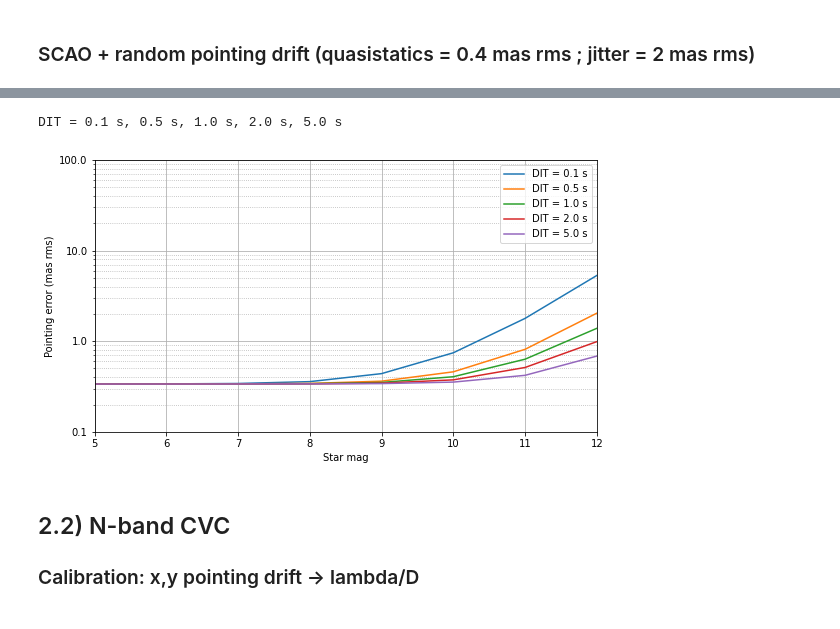
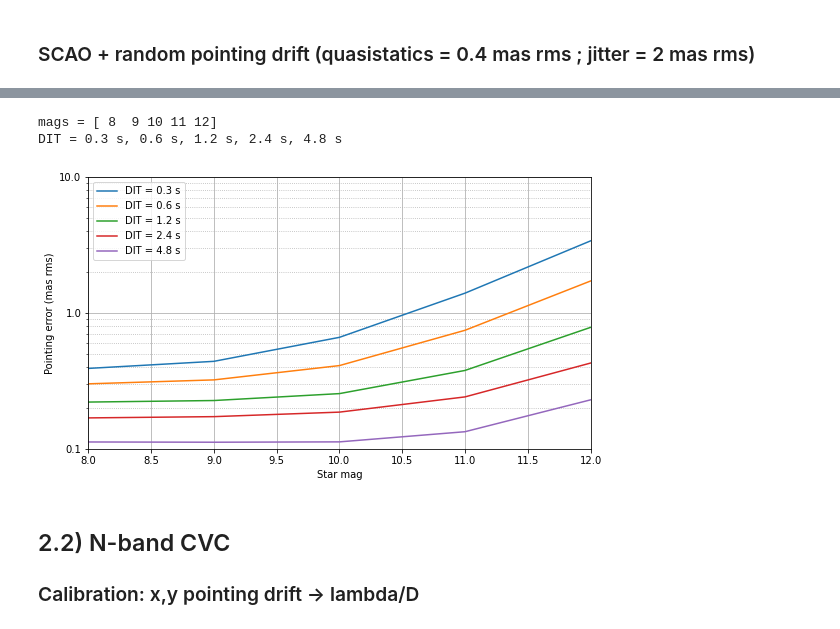
Before and after one commit to vortex-exoplanet/HEEPS, a Jupyter notebook: tools/qacits/qacits_psfs.ipynb, the cells around one changed output, grey strips where cells are left out. Drawn from its saved outputs; the diff is of its cells as text; code cells hidden in the pictures.

```diff
--- a/tools/qacits/qacits_psfs.ipynb
+++ b/tools/qacits/qacits_psfs.ipynb
@@ -19,20 +19,18 @@ f_phase = 'wavefront/cfull/cube_Cfull_20211007_3600s_300ms_0piston_meters_scao_o
 f_point_err = 'wavefront/point/point_all_3600s_300ms_%s.fits'
 cases = ['linear_drift_only', 'scao+linear_drift', 'scao+random_drift', 'scao_only']
 targets = ['point', 'alphaCen', 'pi1Gru']
-# define range of magnitudes
-mag_min = 5
-mag_max = 12
-mags = np.arange(mag_min, mag_max+1)
-print('mags = %s'%mags)
-# define DITs (detector integration times)
-dits = np.array([.1, .5, 1, 2, 5])
+# define DITs (detector integration times) via downsample ratios
+down_rats = np.array([1, 2, 4, 8, 16])
+dit0 = 0.3 # time per frame
+dits = np.array([1, 2, 4, 8, 16])*dit0
 print('dits = %s'%dits)
 # up to 0.1 lam/D, step = 1/100
 # up to 1 lam/D, step = 1/10
 #xy = np.append(np.arange(100)/1000, np.arange(1,11)/10)
 #xy = np.arange(110)/109
 logb = .02
-xy = np.logspace(np.log10(logb), np.log10(1 + logb), 110) - logb
+npts = 120
+xy = np.logspace(np.log10(logb), np.log10(1 + logb), npts) - logb
 print('calib drift = %s points in each direction'%len(xy))
 plt.plot(xy,'-+')
 plt.xlim(0, len(xy))
@@ -268,7 +326,7 @@ rms = 1.906 mas
 ### Calibration: x,y pointing drift -> 1 lambda/D
 # %%
 conf, psf, psfs, tt_lamD = create_psfs('L', 'CVC', [0.0291, 0.08, 0.0317])
-L_CVC_params = plot_point_err(conf, psf, psfs, tt_lamD)
+L_CVC_params, _, _ = plot_point_err(conf, psf, psfs, tt_lamD)
 # %% [output]
 Case = calib
 Loading "qacits_/L_CVC/calib"
@@ -293,9 +364,13 @@ rms = 0.337 mas
 # %%
-rms_arr = rms_mag(L_CVC_params, conf, psf, psfs, tt_lamD)
-plot_rms_mag(rms_arr)
+# define range of magnitudes
+mags = np.arange(8, 12+1)
+print('mags = %s'%mags)
+rms_arr = rms_mag(L_CVC_params, conf, psf, psfs, tt_lamD, mags)
+plot_rms_mag(rms_arr, mags)
 # %% [output]
-DIT = 0.1 s, 0.5 s, 1.0 s, 2.0 s, 5.0 s
+mags = [ 8  9 10 11 12]
+DIT = 0.3 s, 0.6 s, 1.2 s, 2.4 s, 4.8 s
-[figure, old version]
+[figure, new version]
 # %% [markdown]
 ## 2.2) N-band CVC
 ### Calibration: x,y pointing drift -> lambda/D
```
Also changed, not shown: parts of 13 cells of this notebook.
